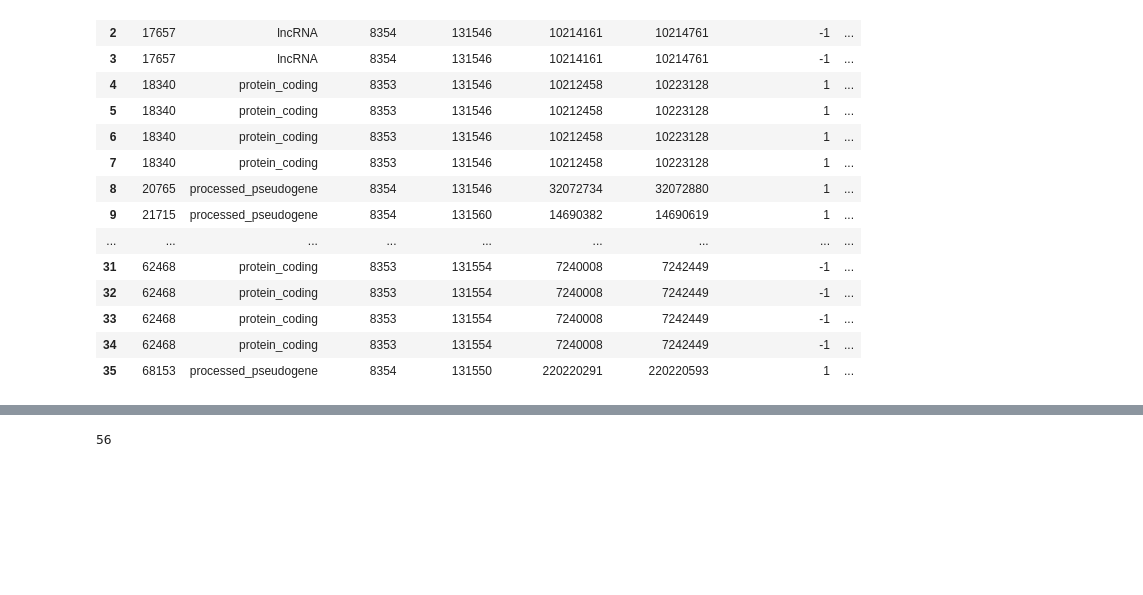
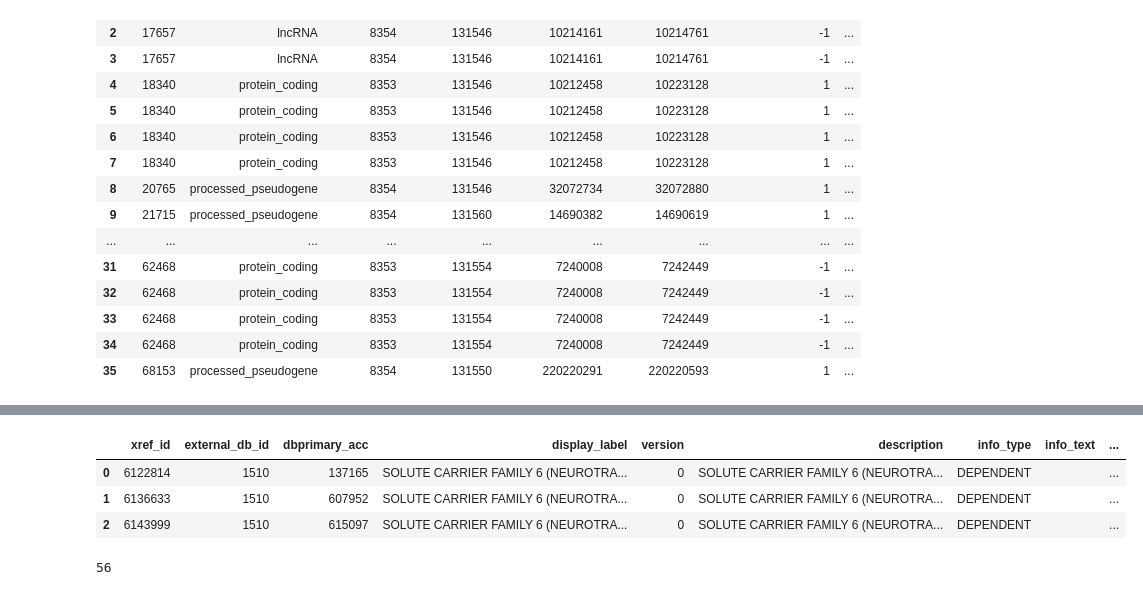
Before and after one commit to pachterlab/gget, a Jupyter notebook: test.ipynb, the cells around one changed output, grey strips where cells are left out. Saved outputs shown, nothing was run; the diff lists cells and outputs as text; code cells hidden in the pictures; blank space fills up the shorter version.

```diff
--- a/test.ipynb
+++ b/test.ipynb
@@ -230,3 +286,37 @@ df_temp = pd.DataFrame(
+# %%
+cursor = database.cursor()
+cursor.execute(
+    f"""
+    SELECT xref.*, external_db.*
+    FROM xref
+    RIGHT JOIN external_db ON xref.external_db_id=external_db.external_db_id
+    WHERE xref.xref_id = 6122814 OR xref.xref_id = 6143999 OR xref.xref_id = 6136633;
+    """
+)
+
+results = cursor.fetchall()
+
+# Get table column names
+cursor.execute(f"SHOW COLUMNS FROM xref;")
+header_tuples = cursor.fetchall()
+header1 = [a_tuple[0] for a_tuple in header_tuples]
+
+cursor.execute(f"SHOW COLUMNS FROM external_db;")
+header_tuples = cursor.fetchall()
+header2 = [a_tuple[0] for a_tuple in header_tuples]
+
+# Save search results in data frame
+df_temp = pd.DataFrame(
+    results,
+    columns = header1 + header2,
+)
+
+df_temp
+# %% [output]
+|  | xref_id | external_db_id | dbprimary_acc | display_label | version | description | info_type | info_text | ... |
+| 0 | 6122814 | 1510 | 137165 | SOLUTE CARRIER FAMILY 6 (NEUROTRA... | 0 | SOLUTE CARRIER FAMILY 6 (NEUROTRA... | DEPENDENT |  | ... |
+| 1 | 6136633 | 1510 | 607952 | SOLUTE CARRIER FAMILY 6 (NEUROTRA... | 0 | SOLUTE CARRIER FAMILY 6 (NEUROTRA... | DEPENDENT |  | ... |
+| 2 | 6143999 | 1510 | 615097 | SOLUTE CARRIER FAMILY 6 (NEUROTRA... | 0 | SOLUTE CARRIER FAMILY 6 (NEUROTRA... | DEPENDENT |  | ... |
 # %%
 len(df_temp)
 # %% [output]
```
Also changed, not shown: parts of 6 cells of this notebook.
